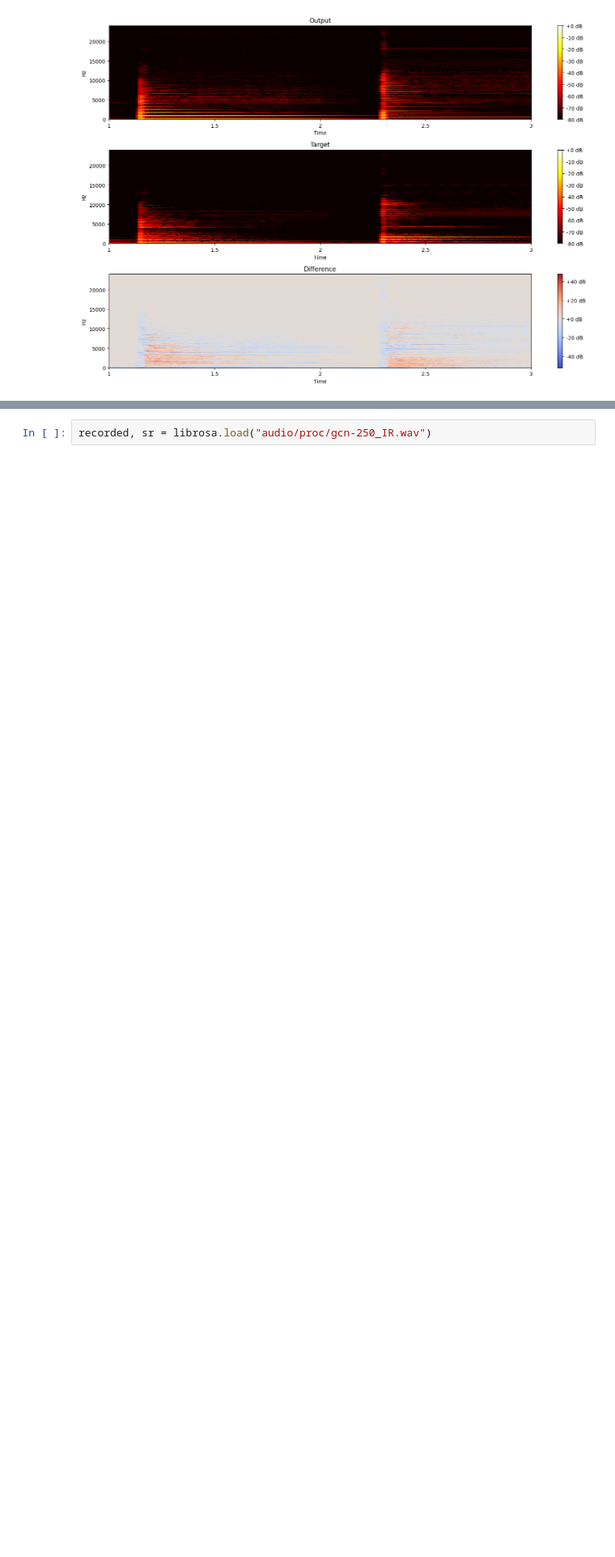
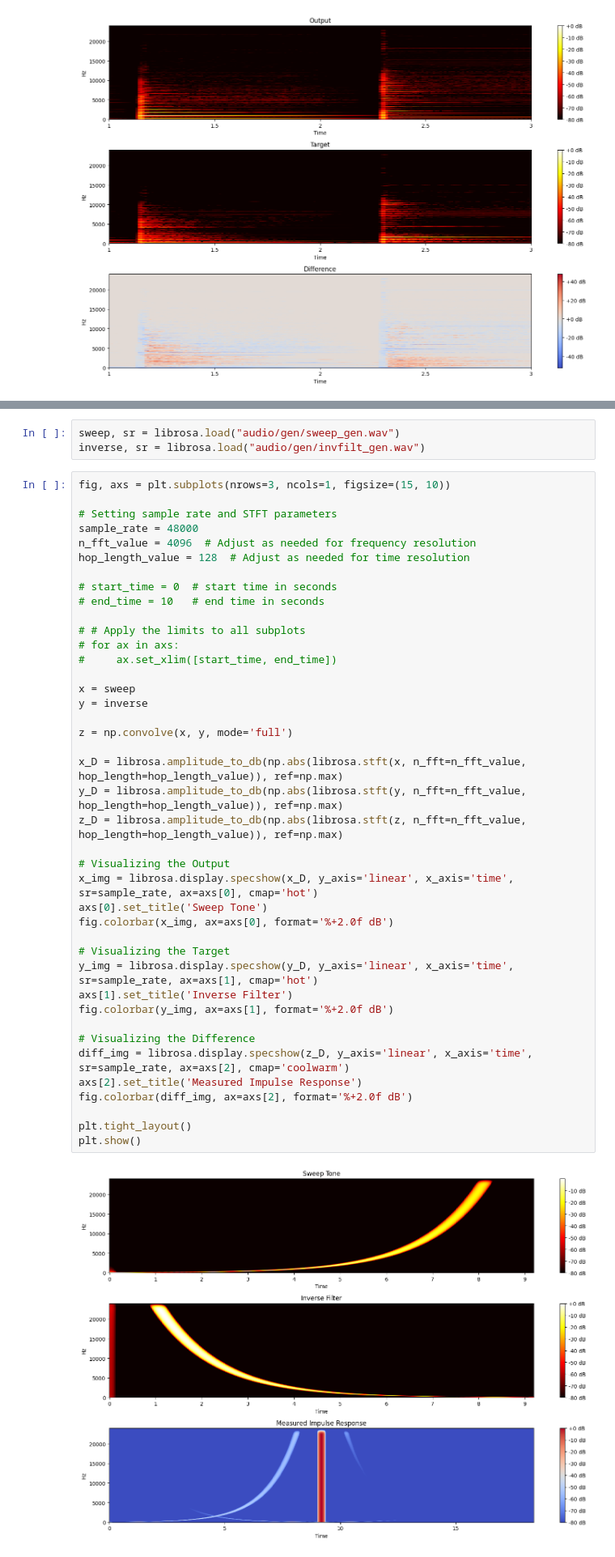
Before and after one commit to francescopapaleo/neural-audio-spring-reverb, a Jupyter notebook: Untitled-1.ipynb, the cells around one changed output, grey strips where cells are left out. Shown at 81% size. Saved outputs shown, nothing was run; the diff lists cells and outputs as text; blank space fills up the shorter version.

Commit message:
new IR plots

```diff
--- a/Untitled-1.ipynb
+++ b/Untitled-1.ipynb
@@ -83,5 +82,49 @@ plt.show()
-# %%
-recorded, sr = librosa.load("audio/proc/gcn-250_IR.wav")
+# %%
+sweep, sr = librosa.load("audio/gen/sweep_gen.wav")
+inverse, sr = librosa.load("audio/gen/invfilt_gen.wav")
+# %%
+fig, axs = plt.subplots(nrows=3, ncols=1, figsize=(15, 10))
+
+# Setting sample rate and STFT parameters
+sample_rate = 48000
+n_fft_value = 4096  # Adjust as needed for frequency resolution
+hop_length_value = 128  # Adjust as needed for time resolution
+
+# start_time = 0  # start time in seconds
+# end_time = 10   # end time in seconds
+
+# # Apply the limits to all subplots
+# for ax in axs:
+#     ax.set_xlim([start_time, end_time])
+
+x = sweep
+y = inverse
+
+z = np.convolve(x, y, mode='full')
+
+x_D = librosa.amplitude_to_db(np.abs(librosa.stft(x, n_fft=n_fft_value, hop_length=hop_length_value)), ref=np.max)
+y_D = librosa.amplitude_to_db(np.abs(librosa.stft(y, n_fft=n_fft_value, hop_length=hop_length_value)), ref=np.max)
+z_D = librosa.amplitude_to_db(np.abs(librosa.stft(z, n_fft=n_fft_value, hop_length=hop_length_value)), ref=np.max)
+
+# Visualizing the Output
+x_img = librosa.display.specshow(x_D, y_axis='linear', x_axis='time', sr=sample_rate, ax=axs[0], cmap='hot')
+axs[0].set_title('Sweep Tone')
+fig.colorbar(x_img, ax=axs[0], format='%+2.0f dB')
+
+# Visualizing the Target
+y_img = librosa.display.specshow(y_D, y_axis='linear', x_axis='time', sr=sample_rate, ax=axs[1], cmap='hot')
+axs[1].set_title('Inverse Filter')
+fig.colorbar(y_img, ax=axs[1], format='%+2.0f dB')
+
+# Visualizing the Difference
+diff_img = librosa.display.specshow(z_D, y_axis='linear', x_axis='time', sr=sample_rate, ax=axs[2], cmap='coolwarm')
+axs[2].set_title('Measured Impulse Response')
+fig.colorbar(diff_img, ax=axs[2], format='%+2.0f dB')
+
+plt.tight_layout()
+plt.show()
+# %% [output]
+[figure, added]
 # %%
 def plot_impulse_with_zoom(data, sample_rate, zoom_factor=0.01):
     """
```
Also changed, not shown: parts of 2 cells of this notebook, 40 other files.
